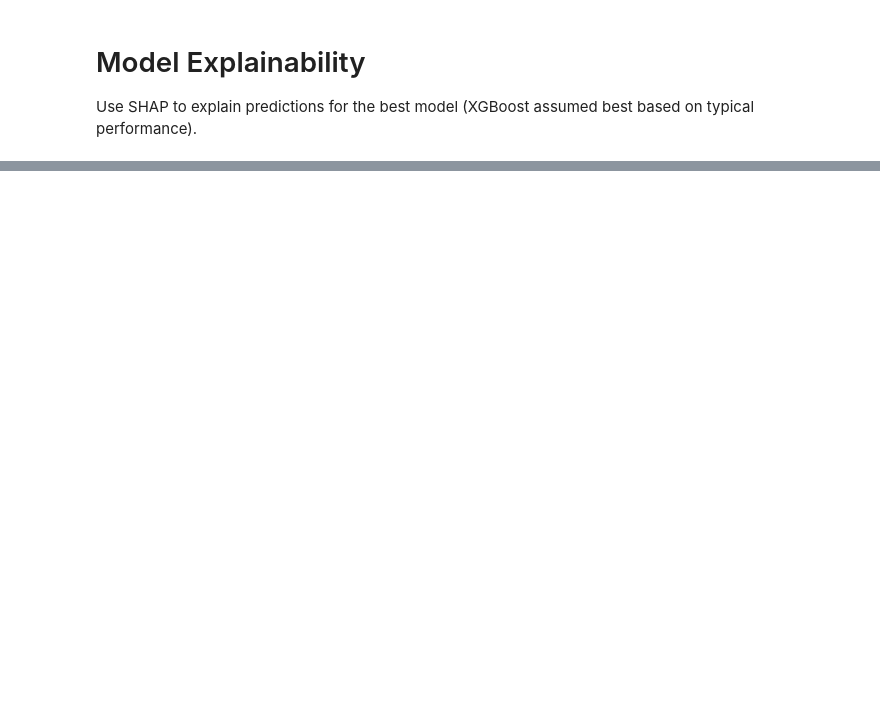
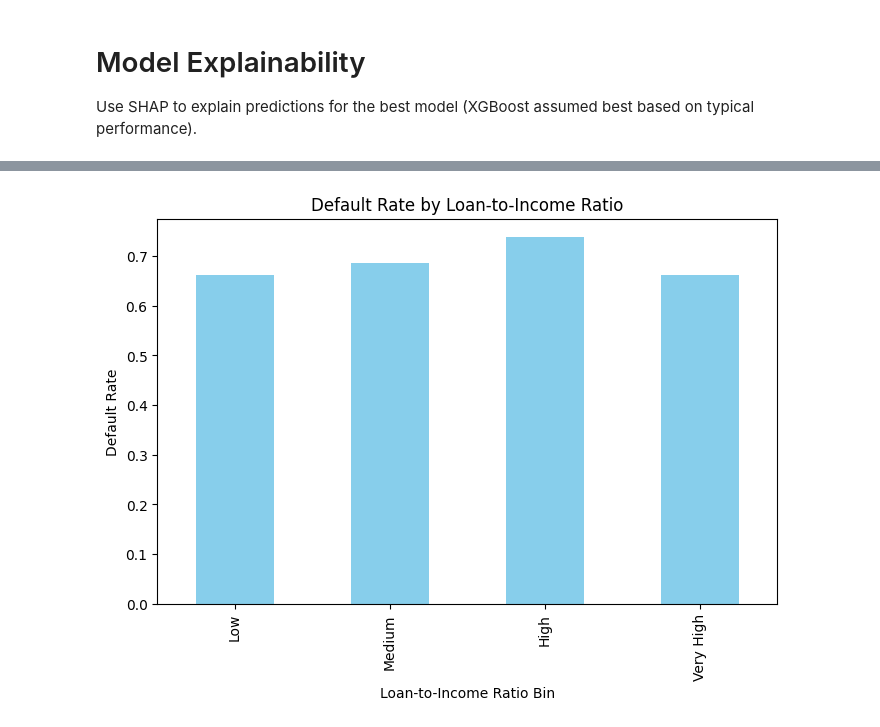
Before and after one commit to tamaxhh/AI-powered-default-risk-predictor-for-Fintech, a Jupyter notebook: Notebook/05_model_explainability.ipynb, the cells around one changed output, grey strips where cells are left out. Saved outputs shown, nothing was run; the diff lists cells and outputs as text; code cells hidden in the pictures; blank space fills up the shorter version.

```diff
--- a/Notebook/05_model_explainability.ipynb
+++ b/Notebook/05_model_explainability.ipynb
@@ -33,0 +35,15 @@ log_info('SHAP summary plot generated')
+# %%
+# Loan-to-income ratio metrics visualization in notebook
+
+data['Loan_to_Income'] = data['LoanAmount'] / data['ApplicantIncome']
+data['Loan_to_Income_Bin'] = pd.qcut(data['Loan_to_Income'], q=4, labels=['Low', 'Medium', 'High', 'Very High'])
+default_by_loan_income = data.groupby('Loan_to_Income_Bin')['Loan_Status'].mean()
+plt.figure(figsize=(8, 5))
+default_by_loan_income.plot(kind='bar', color='skyblue')
+plt.title('Default Rate by Loan-to-Income Ratio')
+plt.xlabel('Loan-to-Income Ratio Bin')
+plt.ylabel('Default Rate')
+plt.show()
+log_info('Loan-to-Income ratio analysis completed')
+# %% [output]
+[figure, added]
```
Also changed, not shown: parts of 4 cells of this notebook, 5 other files.
